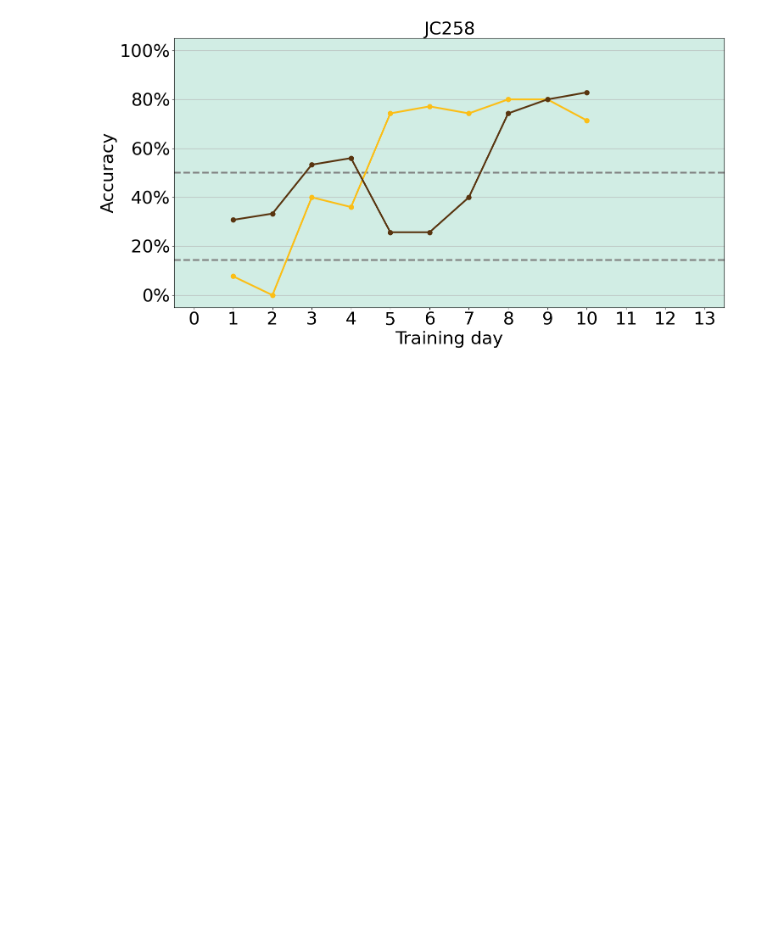
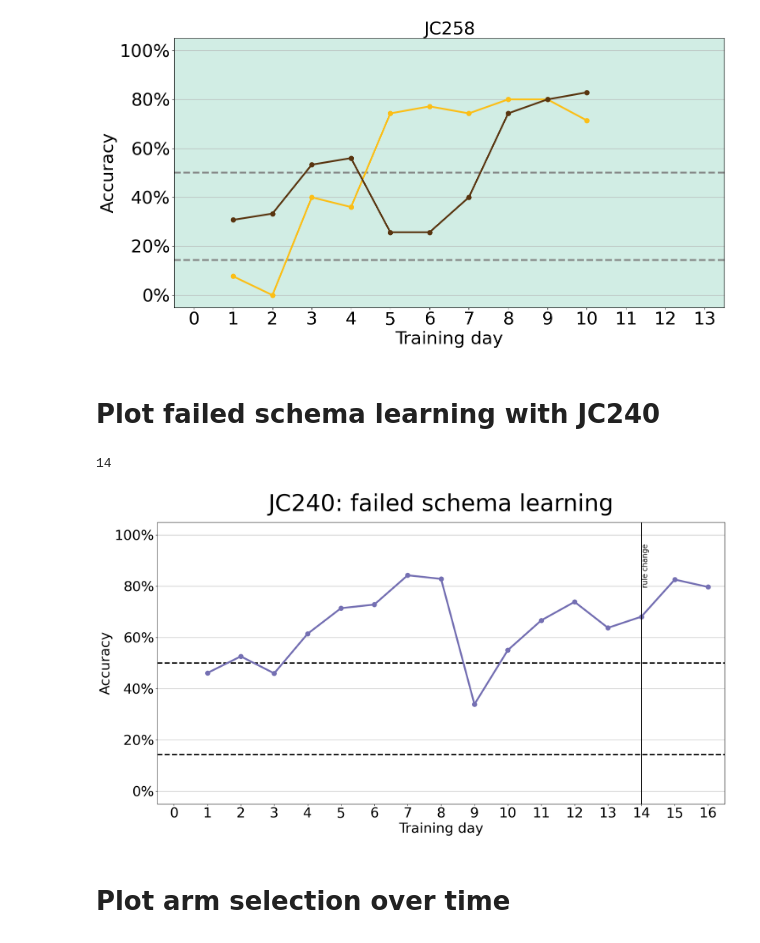
Before and after one commit to acumpelik/mPFC-analysis, a Jupyter notebook: analyzeBehavior.ipynb, the cells around one changed output. Saved outputs shown, nothing was run; the diff lists cells and outputs as text; code cells hidden in the pictures; blank space fills up the shorter version.

Commit message:
added failed schema learning for JC240

```diff
--- a/analyzeBehavior.ipynb
+++ b/analyzeBehavior.ipynb
@@ -178,3 +232,27 @@ plot_accuracy_by_cue(
 # save_fig(f'Performance {animal}', 'svg')
 # %% [output]
 [figure]
+# %% [markdown]
+# Plot failed schema learning with JC240
+# %%
+animal = 'JC240'
+data_JC240 = {}
+data_JC240[animal] = import_data(datadir, animal)
+accuracy_JC240 = get_accuracy(data_JC240, animal)
+# %%
+rule_change[animal]
+# %% [output]
+14
+# %%
+fig, ax = plt.subplots(figsize=(22,11))
+
+plot_accuracy(accuracy_JC240, animal, title="JC240: failed schema learning", fig=fig, ax=ax, legend=False)
+ax.axvline(x = rule_change[animal], c='k')
+ax.text(rule_change[animal], 80, "rule change", rotation=90, fontsize=16)
+
+plt.show()
+# save_fig('JC240 failed schema learning', 'svg')
+# %% [output]
+[figure, added]
+# %% [markdown]
+# Plot arm selection over time
```
Also changed, not shown: parts of 4 cells of this notebook, 1 other file.
